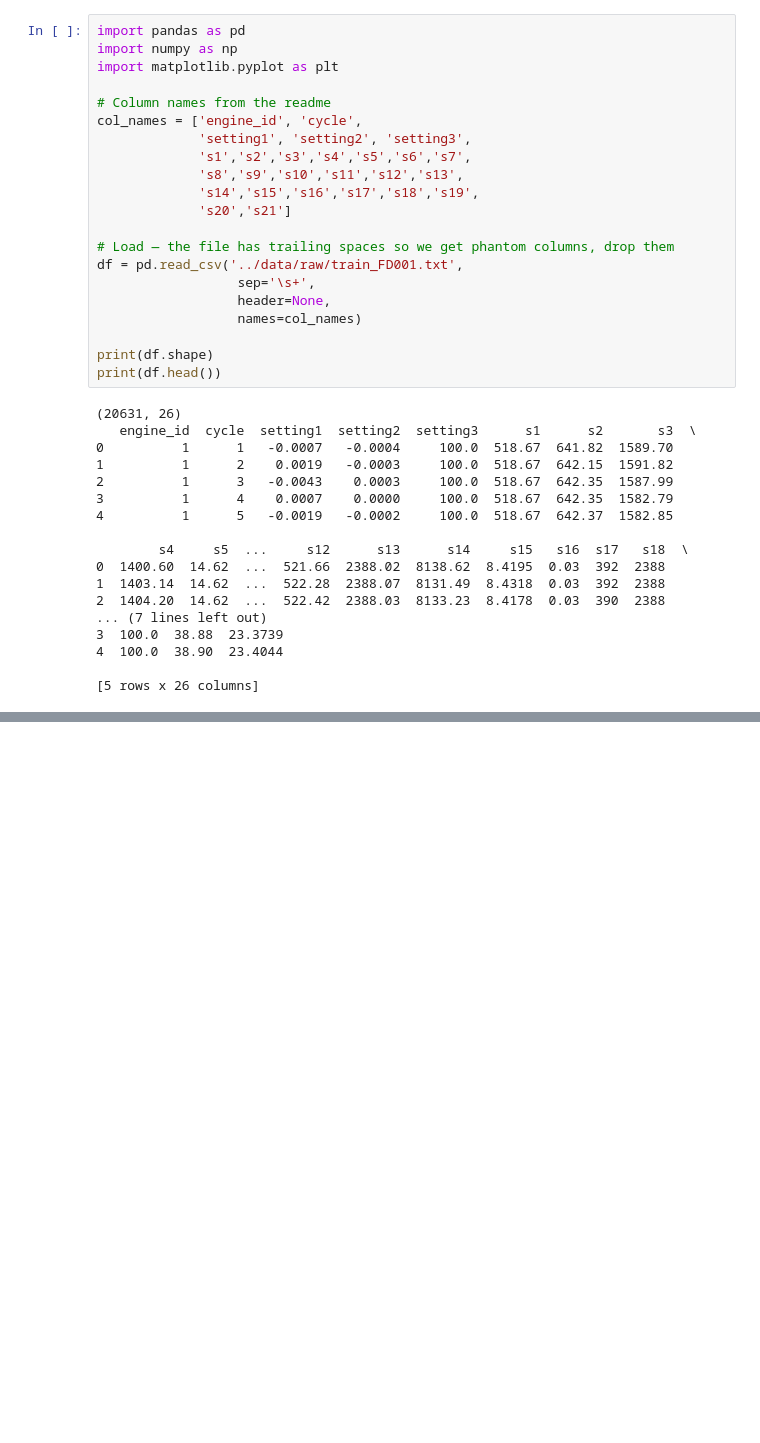
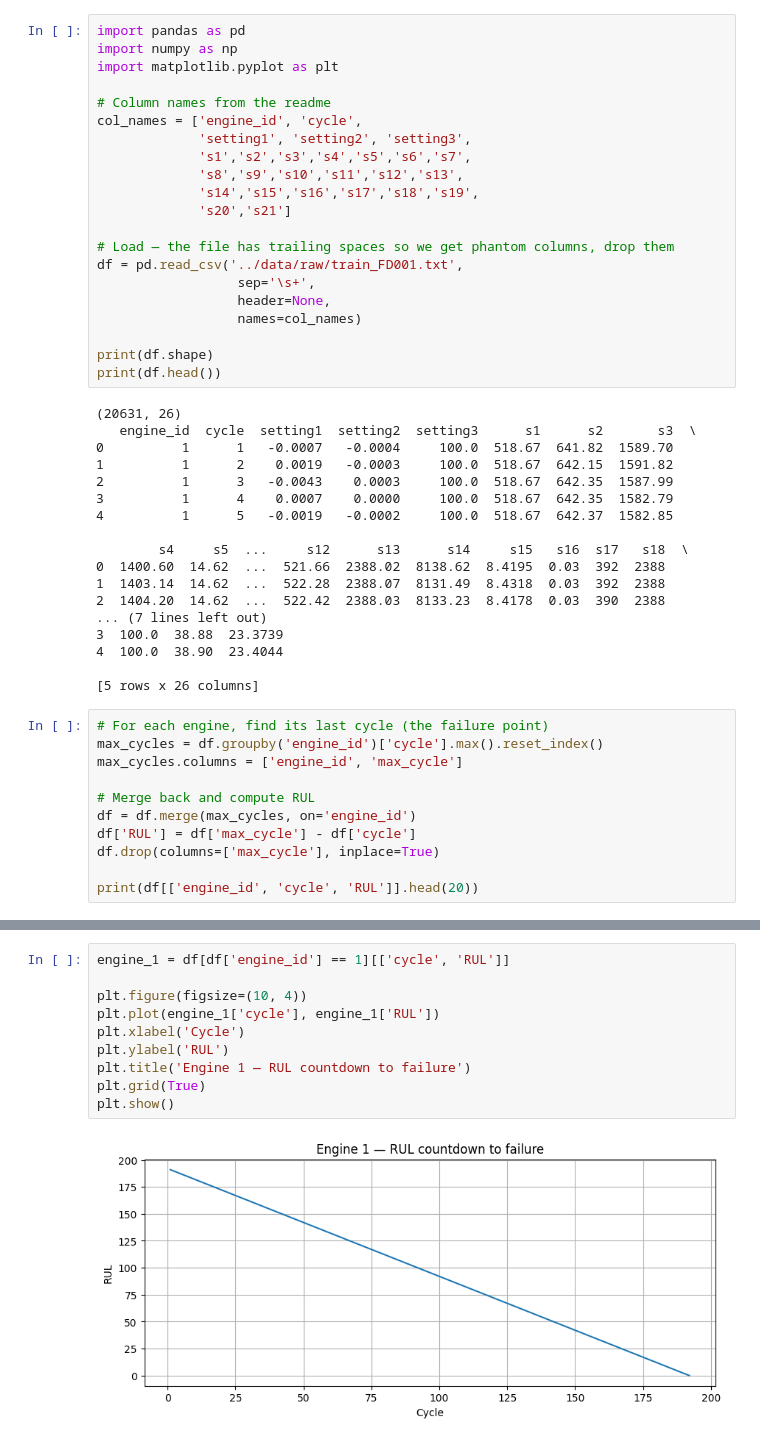
Before and after one commit to ardacakil/RUL-predictor, a Jupyter notebook: notebooks/01_eda.ipynb, the cells around one changed output, grey strips where cells are left out. Cells and saved outputs as stored; diff of their text form; blank space fills up the shorter version.

```diff
--- a/notebooks/01_eda.ipynb
+++ b/notebooks/01_eda.ipynb
@@ -37,3 +37,14 @@ print(df.head())
 4  100.0  38.90  23.4044
 
 [5 rows x 26 columns]
+# %%
+# For each engine, find its last cycle (the failure point)
+max_cycles = df.groupby('engine_id')['cycle'].max().reset_index()
+max_cycles.columns = ['engine_id', 'max_cycle']
+
+# Merge back and compute RUL
+df = df.merge(max_cycles, on='engine_id')
+df['RUL'] = df['max_cycle'] - df['cycle']
+df.drop(columns=['max_cycle'], inplace=True)
+
+print(df[['engine_id', 'cycle', 'RUL']].head(20))
@@ -39,0 +69,12 @@ print(df.head())
+# %%
+engine_1 = df[df['engine_id'] == 1][['cycle', 'RUL']]
+
+plt.figure(figsize=(10, 4))
+plt.plot(engine_1['cycle'], engine_1['RUL'])
+plt.xlabel('Cycle')
+plt.ylabel('RUL')
+plt.title('Engine 1 — RUL countdown to failure')
+plt.grid(True)
+plt.show()
+# %% [output]
+[figure, added]
```
Also changed, not shown: parts of 1 cell of this notebook.
